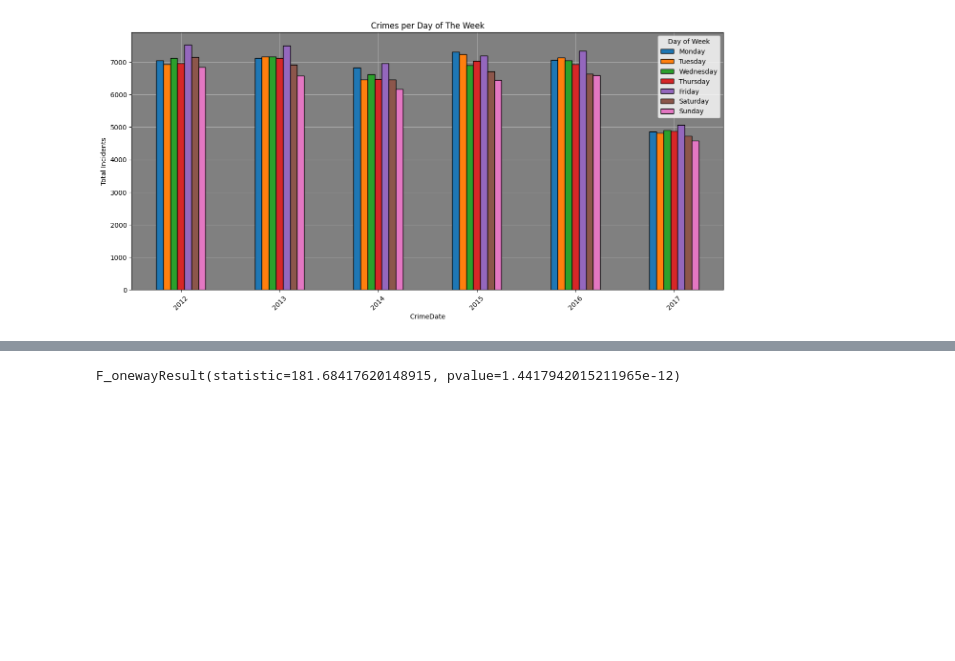
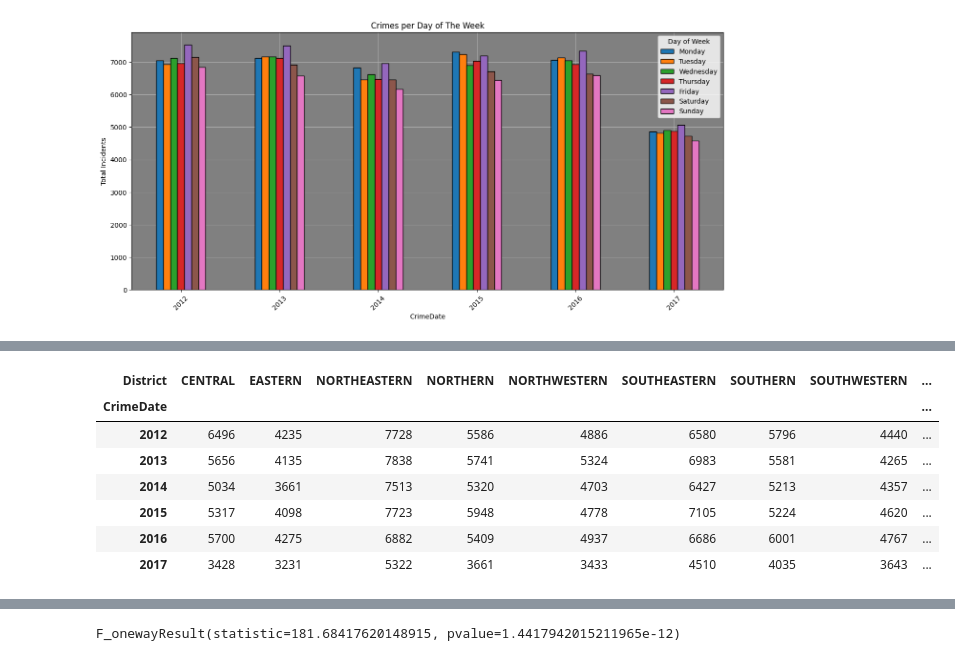
Before and after one commit to johbry17/Crime-in-Baltimore, a Jupyter notebook: test_rob2.ipynb, the cells around one changed output, grey strips where cells are left out. Cells and saved outputs as stored; diff of their text form; code cells hidden in the pictures; blank space fills up the shorter version.

```diff
--- a/test_rob2.ipynb
+++ b/test_rob2.ipynb
@@ -195,0 +215,12 @@ plt.gca().set_facecolor('grey')
+# %%
+crime_dis = df.groupby([df["CrimeDate"].dt.year, "District"]).size().unstack()
+crime_dis
+# %% [output]
+| District | CENTRAL | EASTERN | NORTHEASTERN | NORTHERN | NORTHWESTERN | SOUTHEASTERN | SOUTHERN | SOUTHWESTERN | ... |
+| CrimeDate |  |  |  |  |  |  |  |  | ... |
+| 2012 | 6496 | 4235 | 7728 | 5586 | 4886 | 6580 | 5796 | 4440 | ... |
+| 2013 | 5656 | 4135 | 7838 | 5741 | 5324 | 6983 | 5581 | 4265 | ... |
+| 2014 | 5034 | 3661 | 7513 | 5320 | 4703 | 6427 | 5213 | 4357 | ... |
+| 2015 | 5317 | 4098 | 7723 | 5948 | 4778 | 7105 | 5224 | 4620 | ... |
+| 2016 | 5700 | 4275 | 6882 | 5409 | 4937 | 6686 | 6001 | 4767 | ... |
+| 2017 | 3428 | 3231 | 5322 | 3661 | 3433 | 4510 | 4035 | 3643 | ... |
```
Also changed, not shown: parts of 3 cells of this notebook.
